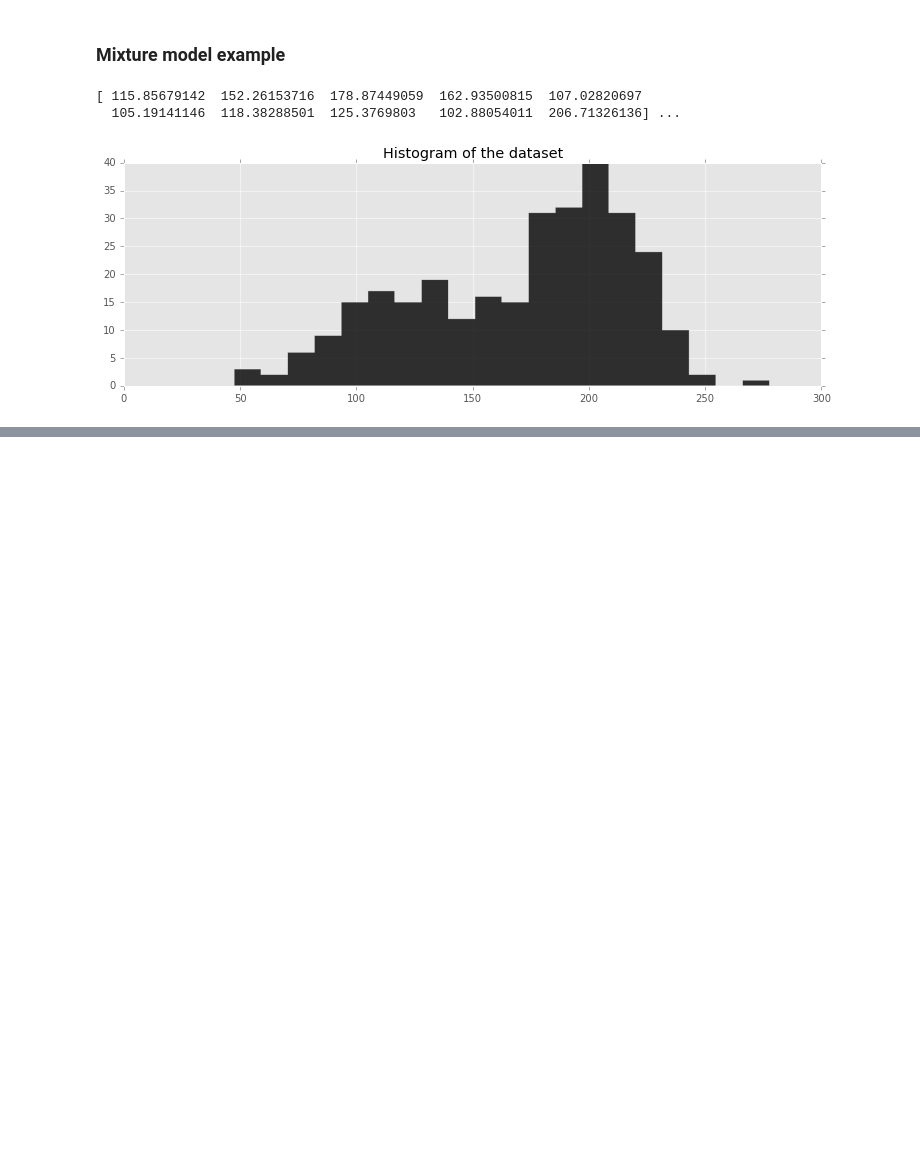
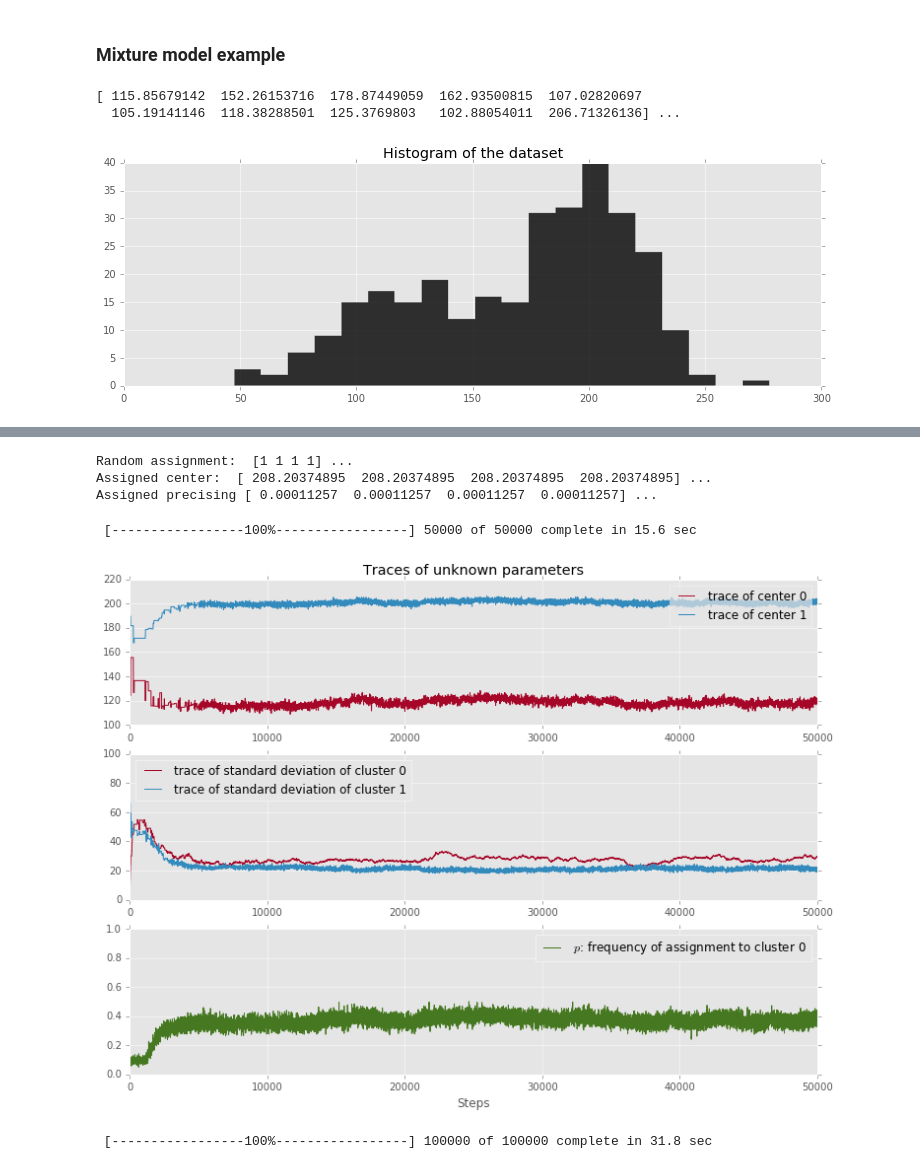
Before and after one commit to re9ulus/bayesian_methods, a Jupyter notebook: note3_MCMC.ipynb, the cells around one changed output, grey strips where cells are left out. Saved outputs shown, nothing was run; the diff lists cells and outputs as text; code cells hidden in the pictures; blank space fills up the shorter version.

Commit message:
Update note3_MCMC, add second part

```diff
--- a/note3_MCMC.ipynb
+++ b/note3_MCMC.ipynb
@@ -148,0 +150,63 @@ prior assignmet, with p = 0.47:
+# %%
+taus = 1.0 / pm.Uniform('stds', 0, 100, size=2) ** 2
+centers = pm.Normal('centers', [120, 190], [0.01, 0.01], size=2)
+
+@pm.deterministic
+def center_i(assignment=assignment, centers=centers):
+    return centers[assignment]
+@pm.deterministic
+def tau_i(assignment=assignment, taus=taus):
+    return taus[assignment]
+
+print 'Random assignment: ', assignment.value[:4], '...'
+print 'Assigned center: ', center_i.value[:4], '...'
+print 'Assigned precising', tau_i.value[:4], '...'
+# %% [output]
+Random assignment:  [1 1 1 1] ...
+Assigned center:  [ 208.20374895  208.20374895  208.20374895  208.20374895] ...
+Assigned precising [ 0.00011257  0.00011257  0.00011257  0.00011257] ...
+# %%
+observations = pm.Normal('obs', center_i, tau_i, value=data, observed=True)
+
+model = pm.Model([p, assignment, observations, taus, centers])
+# %%
+mcmc = pm.MCMC(model)
+mcmc.sample(50000)
+# %% [output]
+ [-----------------100%-----------------] 50000 of 50000 complete in 15.6 sec
+# %%
+figsize(12.5, 9)
+plt.subplot(311)
+lw = 1
+center_trace = mcmc.trace('centers')[:]
+
+colors = ['#348ABD', '#A60628'] if center_trace[-1, 0] > center_trace[-1, 1] \
+    else ['#A60628', '#328ABD']
+
+plt.plot(center_trace[:, 0], label='trace of center 0', c=colors[0], lw=lw)
+plt.plot(center_trace[:, 1], label='trace of center 1', c=colors[1], lw=lw)
+plt.title('Traces of unknown parameters')
+leg = plt.legend(loc='upper right')
+leg.get_frame().set_alpha(0.7)
+
+plt.subplot(312)
+std_trace = mcmc.trace('stds')[:]
+plt.plot(std_trace[:, 0], label='trace of standard deviation of cluster 0',
+        c=colors[0], lw=lw)
+plt.plot(std_trace[:, 1], label='trace of standard deviation of cluster 1',
+        c=colors[1], lw=lw)
+plt.legend(loc='upper left')
+
+plt.subplot(313)
+p_trace = mcmc.trace('p')[:]
+plt.plot(p_trace, label='$p$: frequency of assignment to cluster 0',
+        color='#467821', lw=lw)
+plt.xlabel('Steps')
+plt.ylim(0, 1)
+plt.legend();
+# %% [output]
+[figure, added]
+# %%
+mcmc.sample(100000)
+# %% [output]
+ [-----------------100%-----------------] 100000 of 100000 complete in 31.8 sec
```
Also changed, not shown: parts of 4 cells of this notebook.
